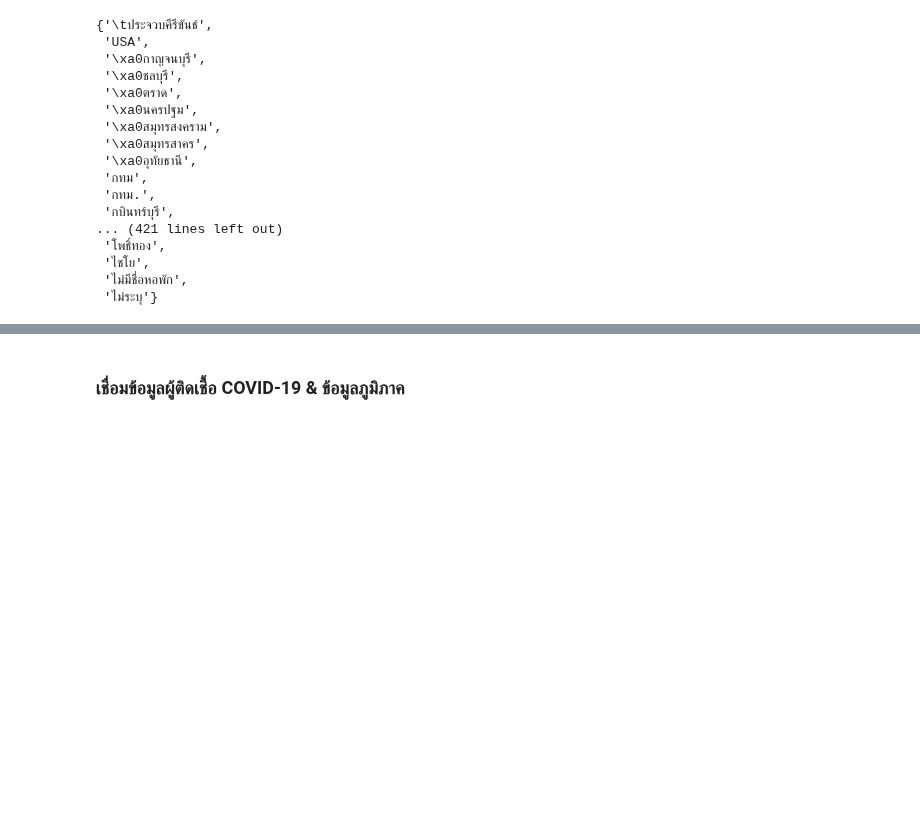
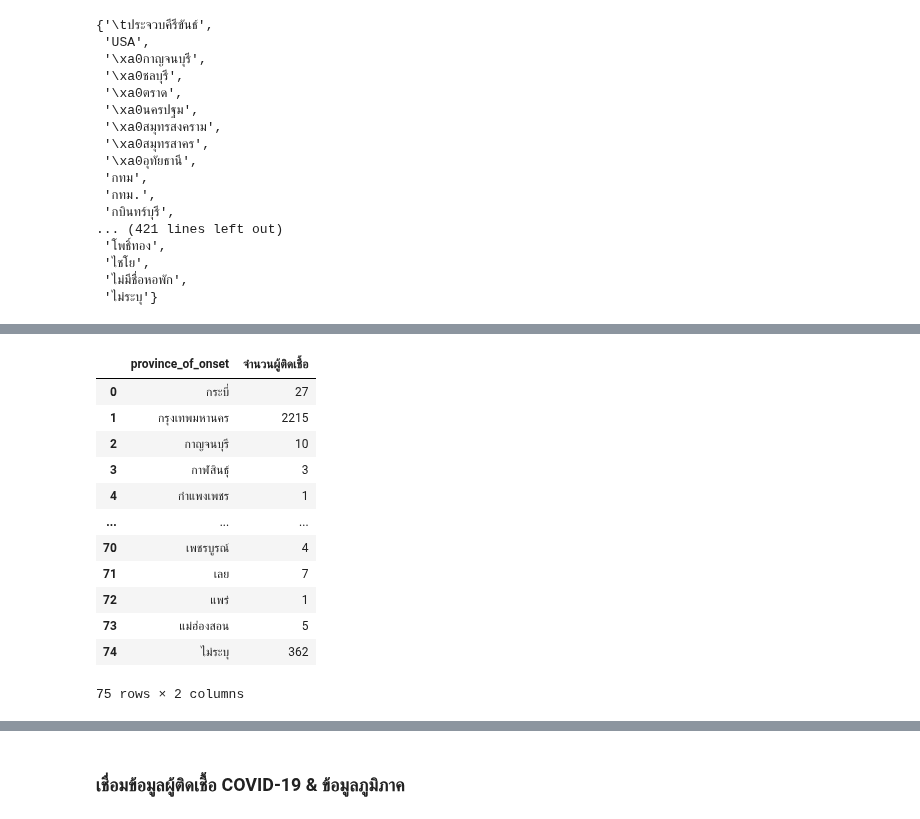
Before and after one commit to mintra-tippayaratsontorn/data_viz_2022, a Jupyter notebook: Project_Python.ipynb, the cells around one changed output, grey strips where cells are left out. Drawn from its saved outputs; the diff is of its cells as text; code cells hidden in the pictures; blank space fills up the shorter version.

```diff
--- a/Project_Python.ipynb
+++ b/Project_Python.ipynb
@@ -847,0 +883,17 @@ covid_fill['province_of_onset'].replace({'\tประจวบคีรีขั
+# %%
+c_2020 = year_2020.groupby('province_of_onset').size().reset_index(name='จำนวนผู้ติดเชื้อ')
+c_2020
+# %% [output]
+|  | province_of_onset | จำนวนผู้ติดเชื้อ |
+| 0 | กระบี่ | 27 |
+| 1 | กรุงเทพมหานคร | 2215 |
+| 2 | กาญจนบุรี | 10 |
+| 3 | กาฬสินธุ์ | 3 |
+| 4 | กำแพงเพชร | 1 |
+| ... | ... | ... |
+| 70 | เพชรบูรณ์ | 4 |
+| 71 | เลย | 7 |
+| 72 | แพร่ | 1 |
+| 73 | แม่ฮ่องสอน | 5 |
+| 74 | ไม่ระบุ | 362 |
+75 rows × 2 columns
```
Also changed, not shown: parts of 12 cells of this notebook.
